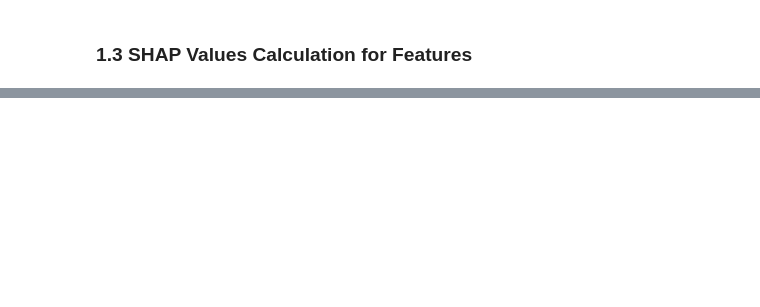
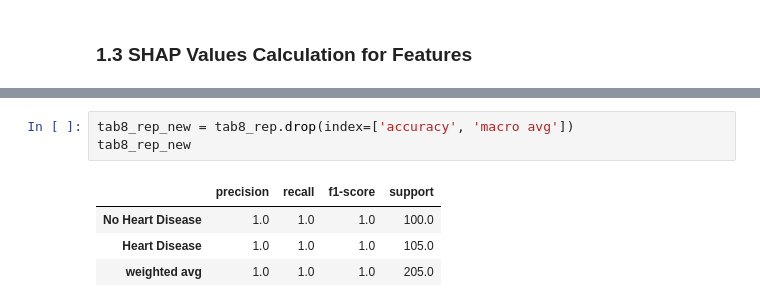
Before and after one commit to Mubashir42884/Research-Methodology-and-Statistics, a Jupyter notebook: notebooks/03_naive_reproduction_ML.ipynb, the cells around one changed output, grey strips where cells are left out. Cells and saved outputs as stored; diff of their text form; blank space fills up the shorter version.

```diff
--- a/notebooks/03_naive_reproduction_ML.ipynb
+++ b/notebooks/03_naive_reproduction_ML.ipynb
@@ -413,0 +542,8 @@ def ml_importance(df, borda_rank):
+# %%
+tab8_rep_new = tab8_rep.drop(index=['accuracy', 'macro avg'])
+tab8_rep_new
+# %% [output]
+|  | precision | recall | f1-score | support |
+| No Heart Disease | 1.0 | 1.0 | 1.0 | 100.0 |
+| Heart Disease | 1.0 | 1.0 | 1.0 | 105.0 |
+| weighted avg | 1.0 | 1.0 | 1.0 | 205.0 |
```
Also changed, not shown: parts of 19 cells of this notebook, 15 other files.
